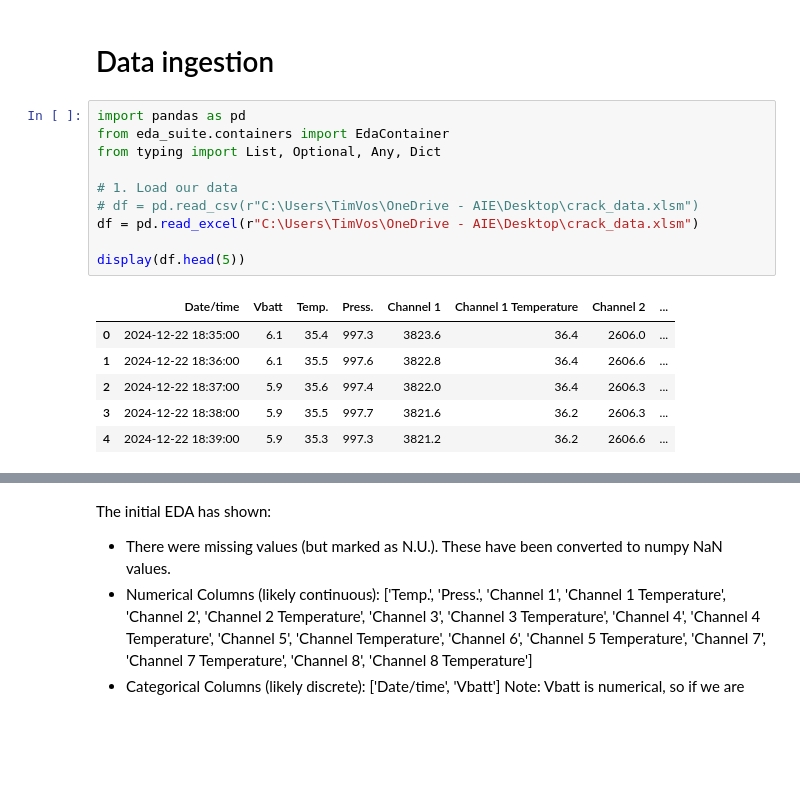
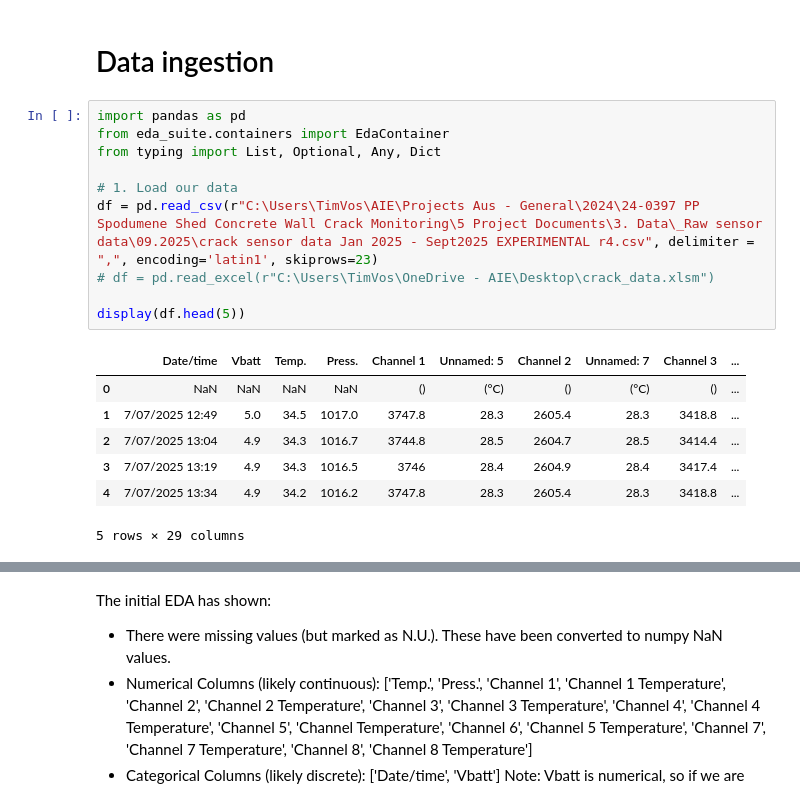
Before and after one commit to Sjakiesurfer1984/Exploratory_Data_Analysis_Suite, a Jupyter notebook: main.ipynb, the cells around one changed output, grey strips where cells are left out. Cells and saved outputs as stored; diff of their text form; blank space fills up the shorter version.

```diff
--- a/main.ipynb
+++ b/main.ipynb
@@ -13,17 +13,18 @@ This notebook contains several functions and classes that allow us to quickly co
 # %%
 import pandas as pd
 from eda_suite.containers import EdaContainer
 from typing import List, Optional, Any, Dict
 
 # 1. Load our data
-# df = pd.read_csv(r"C:\Users\TimVos\OneDrive - AIE\Desktop\crack_data.xlsm")
-df = pd.read_excel(r"C:\Users\TimVos\OneDrive - AIE\Desktop\crack_data.xlsm")
+df = pd.read_csv(r"C:\Users\TimVos\AIE\Projects Aus - General\2024\24-0397 PP Spodumene Shed Concrete Wall Crack Monitoring\5 Project Documents\3. Data\_Raw sensor data\09.2025\crack sensor data Jan 2025 - Sept2025 EXPERIMENTAL r4.csv", delimiter = ",", encoding='latin1', skiprows=23)
+# df = pd.read_excel(r"C:\Users\TimVos\OneDrive - AIE\Desktop\crack_data.xlsm")
 
 display(df.head(5))
 # %% [output]
-|  | Date/time | Vbatt | Temp. | Press. | Channel 1 | Channel 1 Temperature | Channel 2 | ... |
-| 0 | 2024-12-22 18:35:00 | 6.1 | 35.4 | 997.3 | 3823.6 | 36.4 | 2606.0 | ... |
-| 1 | 2024-12-22 18:36:00 | 6.1 | 35.5 | 997.6 | 3822.8 | 36.4 | 2606.6 | ... |
-| 2 | 2024-12-22 18:37:00 | 5.9 | 35.6 | 997.4 | 3822.0 | 36.4 | 2606.3 | ... |
-| 3 | 2024-12-22 18:38:00 | 5.9 | 35.5 | 997.7 | 3821.6 | 36.2 | 2606.3 | ... |
-| 4 | 2024-12-22 18:39:00 | 5.9 | 35.3 | 997.3 | 3821.2 | 36.2 | 2606.6 | ... |
+|  | Date/time | Vbatt | Temp. | Press. | Channel 1 | Unnamed: 5 | Channel 2 | Unnamed: 7 | Channel 3 | ... |
+| 0 | NaN | NaN | NaN | NaN | () | (°C) | () | (°C) | () | ... |
+| 1 | 7/07/2025 12:49 | 5.0 | 34.5 | 1017.0 | 3747.8 | 28.3 | 2605.4 | 28.3 | 3418.8 | ... |
+| 2 | 7/07/2025 13:04 | 4.9 | 34.3 | 1016.7 | 3744.8 | 28.5 | 2604.7 | 28.5 | 3414.4 | ... |
+| 3 | 7/07/2025 13:19 | 4.9 | 34.3 | 1016.5 | 3746 | 28.4 | 2604.9 | 28.4 | 3417.4 | ... |
+| 4 | 7/07/2025 13:34 | 4.9 | 34.2 | 1016.2 | 3747.8 | 28.3 | 2605.4 | 28.3 | 3418.8 | ... |
+5 rows × 29 columns
```
Also changed, not shown: parts of 9 cells of this notebook, 3 other files.
